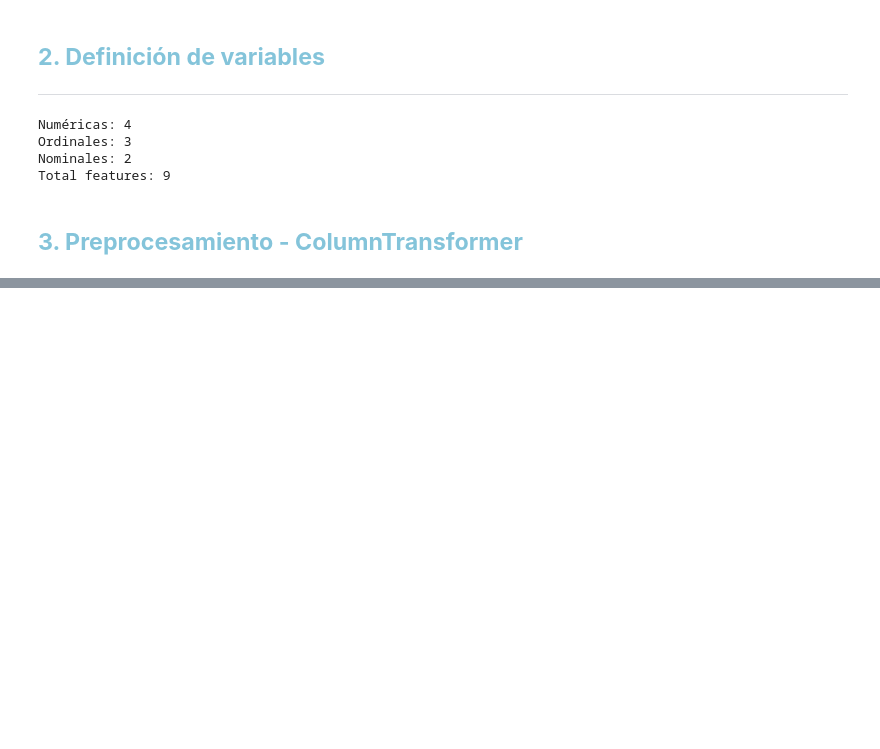
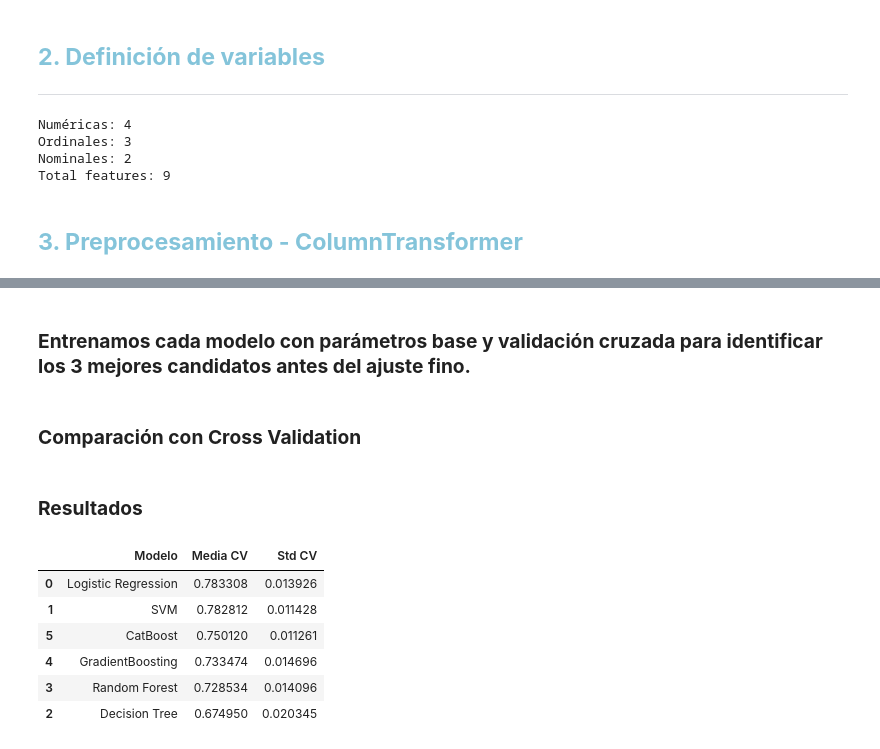
Before and after one commit to nadia0207/ML_Espera_Emergencia, a Jupyter notebook: notebooks/03_Entrenamiento_Evaluacion.ipynb, the cells around one changed output, grey strips where cells are left out. Drawn from its saved outputs; the diff is of its cells as text; code cells hidden in the pictures; blank space fills up the shorter version.

```diff
--- a/notebooks/03_Entrenamiento_Evaluacion.ipynb
+++ b/notebooks/03_Entrenamiento_Evaluacion.ipynb
@@ -208,11 +109,0 @@ search = [lr_params, svm_params, dt_params, rf_params,gb_params, cat_params]
-# %%
-clf_gs = GridSearchCV(
-    pipe,
-    search,
-    cv=5,
-    scoring='balanced_accuracy',
-    n_jobs=-1,
-    verbose=2
-)
-
-clf_gs.fit(X_train, y_train)
@@ -411,0 +113,2 @@ print(clf_gs_fino2.best_params_)
+# %% [markdown]
+### **Entrenamos cada modelo con parámetros base y validación cruzada para identificar los 3 mejores candidatos antes del ajuste fino.**
@@ -411,0 +162,2 @@ print(clf_gs_fino2.best_params_)
+# %% [markdown]
+### **Comparación con Cross Validation**
@@ -411,0 +188,13 @@ print(clf_gs_fino2.best_params_)
+# %% [markdown]
+### **Resultados**
+# %%
+resultados_cv_df = pd.DataFrame(resultados_cv).sort_values('Media CV', ascending=False)
+resultados_cv_df
+# %% [output]
+|  | Modelo | Media CV | Std CV |
+| 0 | Logistic Regression | 0.783308 | 0.013926 |
+| 1 | SVM | 0.782812 | 0.011428 |
+| 5 | CatBoost | 0.750120 | 0.011261 |
+| 4 | GradientBoosting | 0.733474 | 0.014696 |
+| 3 | Random Forest | 0.728534 | 0.014096 |
+| 2 | Decision Tree | 0.674950 | 0.020345 |
```
Also changed, not shown: parts of 45 cells of this notebook.
